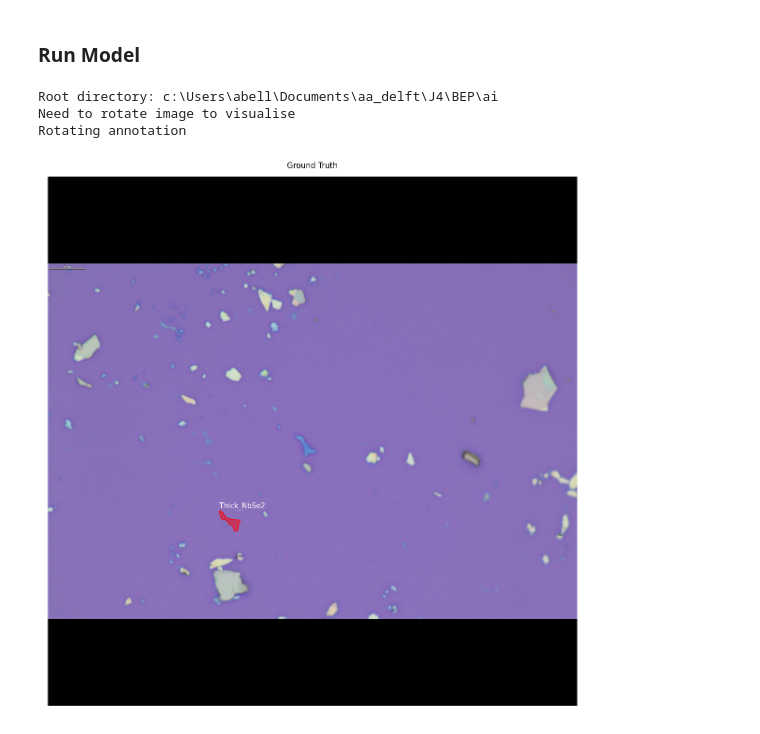
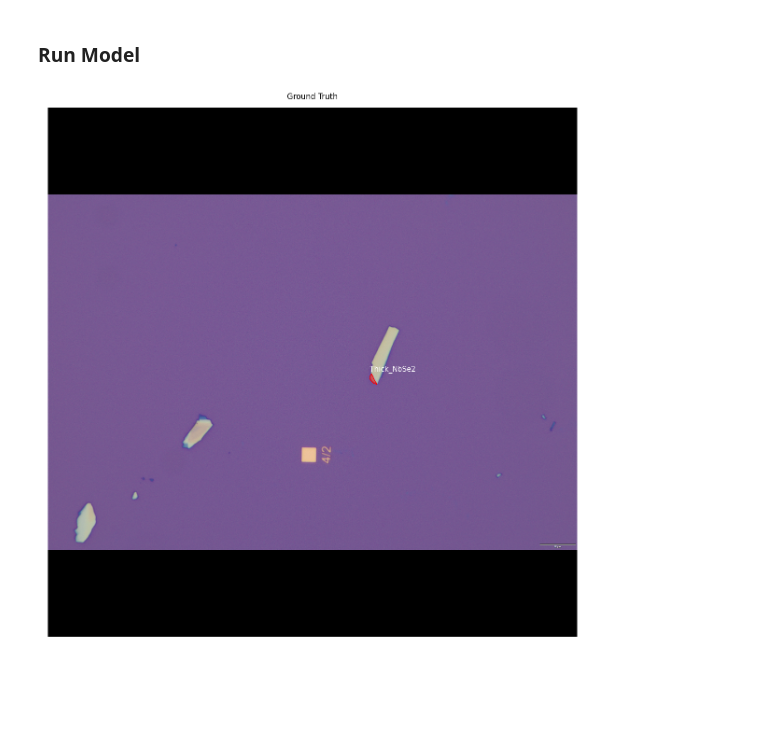
Before and after one commit to gtgottlieb/tdmms_DL, a Jupyter notebook: inspect_model.ipynb, the cells around one changed output. Saved outputs shown, nothing was run; the diff lists cells and outputs as text; code cells hidden in the pictures; blank space fills up the shorter version.

Commit message:
remove image rotation for now

```diff
--- a/inspect_model.ipynb
+++ b/inspect_model.ipynb
@@ -86,9 +86,6 @@ NbSe2 Model, loading weights c:\Users\abell\Documents\aa_delft\J4\BEP\ai\weights
 run_model = utils.runModel(model_NbSe2, config, plot_size=15, iteration_index=14)
 # %%
 # run_model.run(image_idx=9, dataset=split)
-run_model.gt(dataset=train, filename='Mike1_s3_2711_f4_1_img', show_bbox=False)
+run_model.gt(dataset=train, rand=True, show_bbox=False)
 # %% [output]
-Root directory: c:\Users\abell\Documents\aa_delft\J4\BEP\ai
-Need to rotate image to visualise
-Rotating annotation
-[figure, old version]
+[figure, new version]
```
Also changed, not shown: parts of 4 cells of this notebook, 2 other files.
